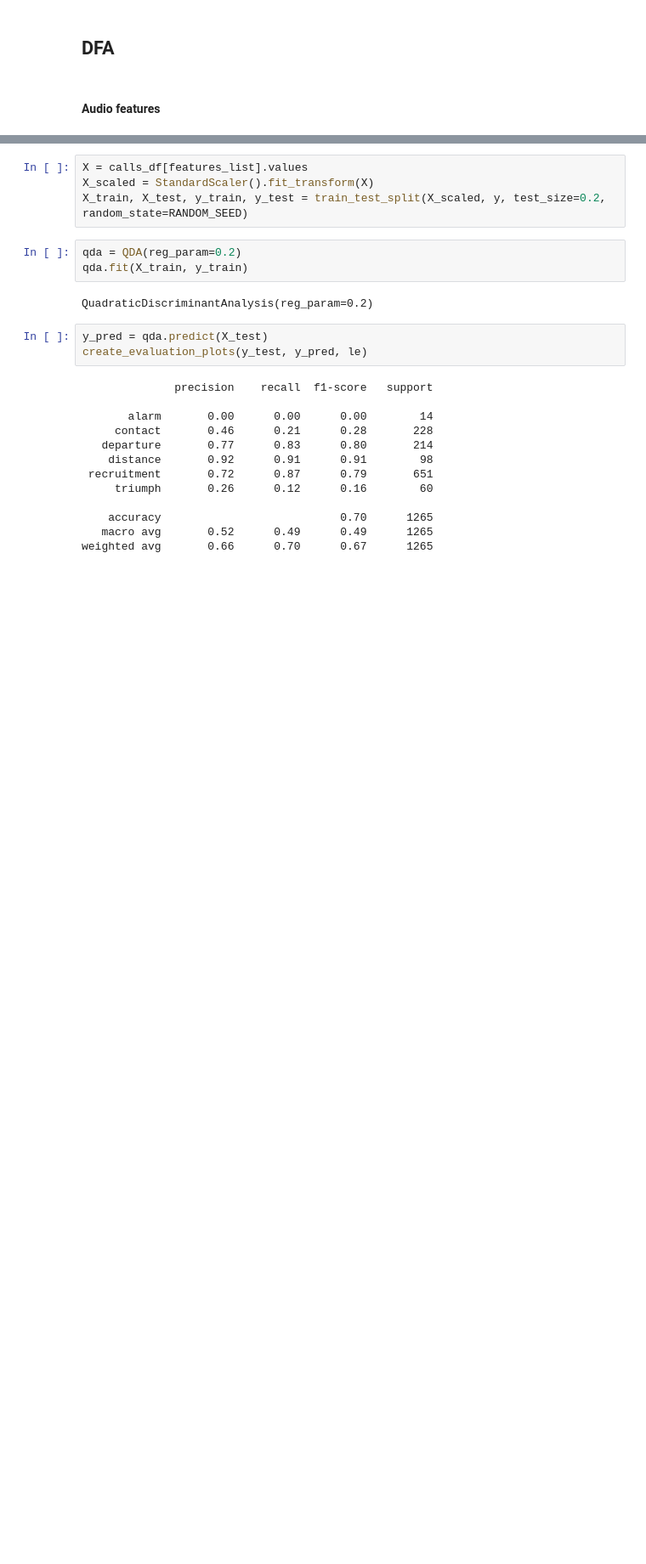
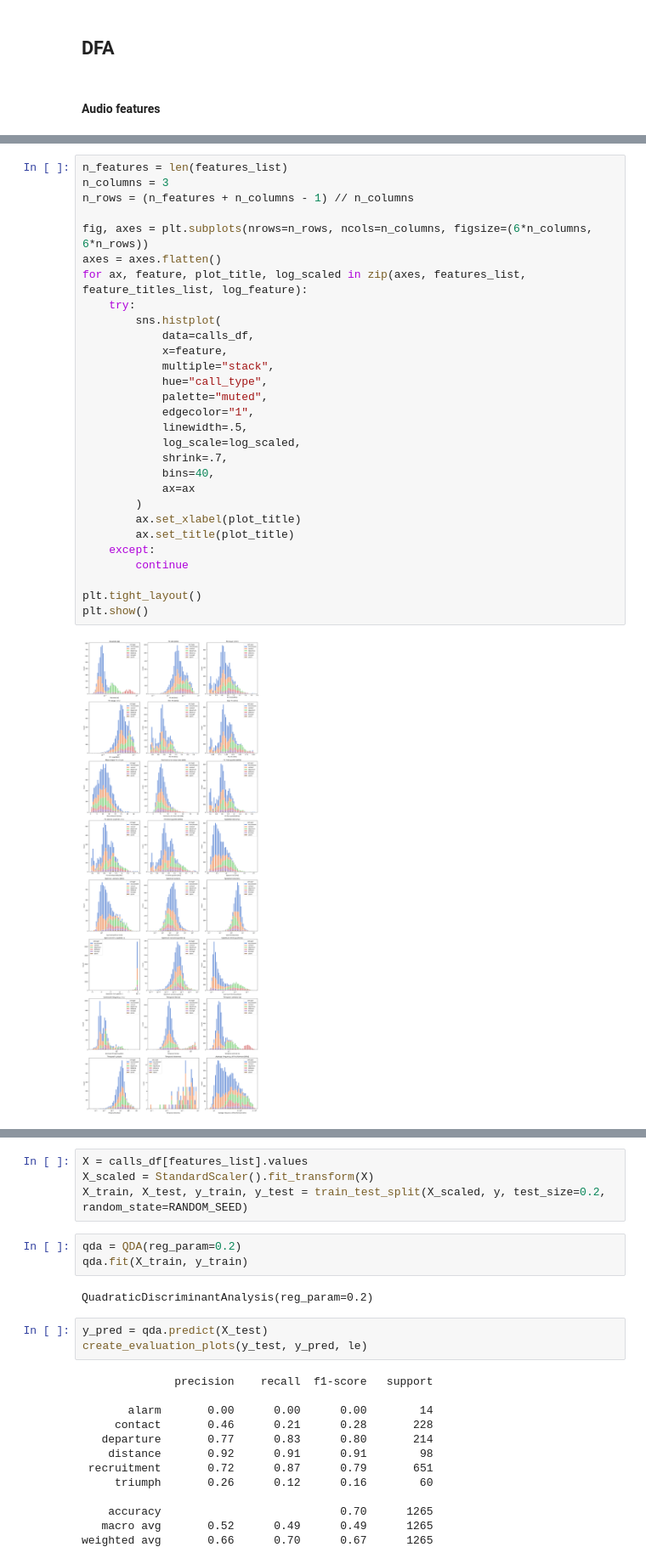
Before and after one commit to lgies23/GooseVocalizations---Thesis-code, a Jupyter notebook: classify_call_types.ipynb, the cells around one changed output, grey strips where cells are left out. Shown at 85% size. Drawn from its saved outputs; the diff is of its cells as text; blank space fills up the shorter version.

```diff
--- a/classify_call_types.ipynb
+++ b/classify_call_types.ipynb
@@ -448,0 +526,31 @@ features_list = ["duration", "f0mean", "f0range", "f0min", "f0max", "f0std_dev",
+# %%
+n_features = len(features_list)
+n_columns = 3
+n_rows = (n_features + n_columns - 1) // n_columns
+
+fig, axes = plt.subplots(nrows=n_rows, ncols=n_columns, figsize=(6*n_columns, 6*n_rows))
+axes = axes.flatten()
+for ax, feature, plot_title, log_scaled in zip(axes, features_list, feature_titles_list, log_feature):
+    try:
+        sns.histplot(
+            data=calls_df,
+            x=feature,
+            multiple="stack",
+            hue="call_type",
+            palette="muted",
+            edgecolor="1",
+            linewidth=.5,
+            log_scale=log_scaled,
+            shrink=.7,
+            bins=40,
+            ax=ax
+        )
+        ax.set_xlabel(plot_title)
+        ax.set_title(plot_title)
+    except:
+        continue
+
+plt.tight_layout()
+plt.show()
+# %% [output]
+[figure, added]
```
Also changed, not shown: parts of 16 cells of this notebook.
